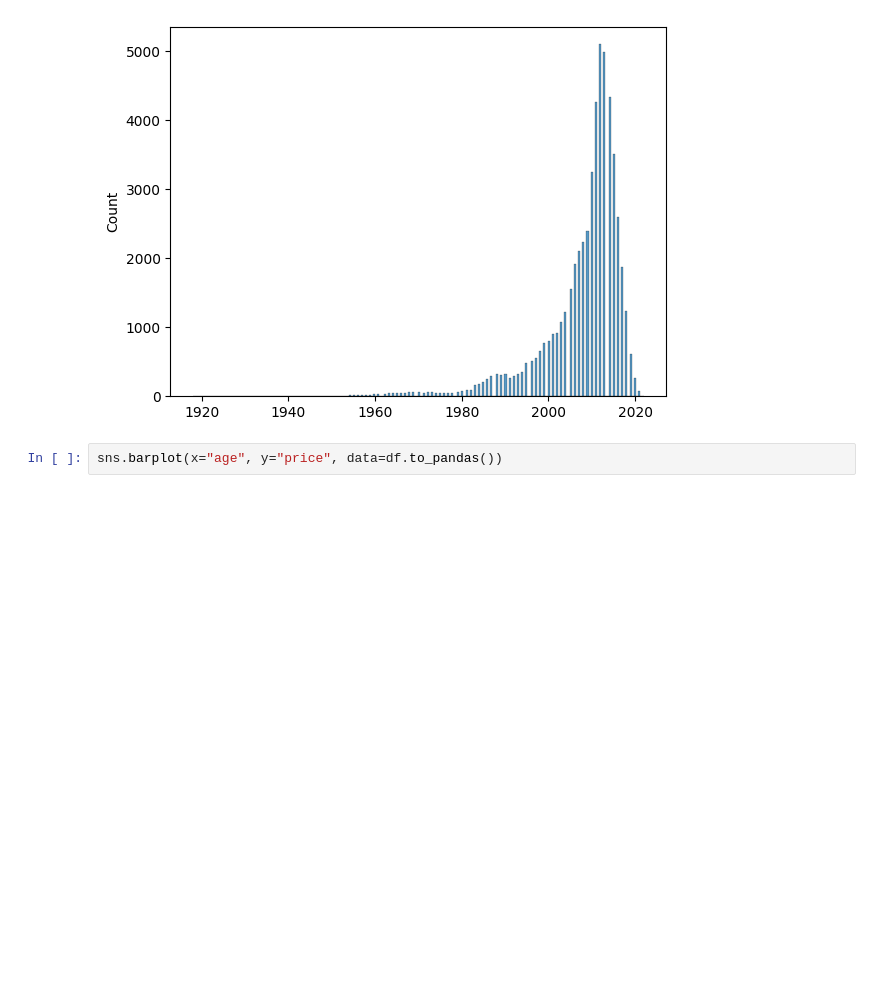
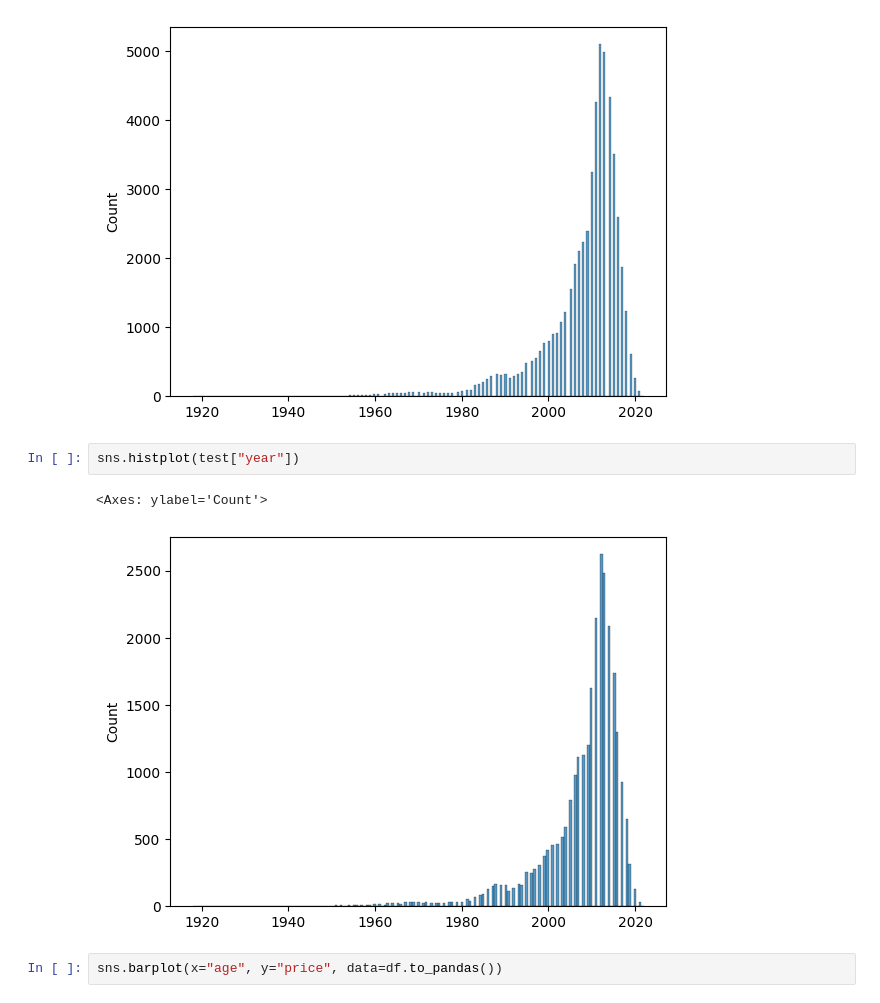
Before and after one commit to tkser/signate_scup2023, a Jupyter notebook: work/eda.ipynb, the cells around one changed output. Saved outputs shown, nothing was run; the diff lists cells and outputs as text; blank space fills up the shorter version.

```diff
--- a/work/eda.ipynb
+++ b/work/eda.ipynb
@@ -122,6 +108,11 @@ sns.histplot(df["year"])
 # %% [output]
 <Axes: ylabel='Count'>
 [figure]
+# %%
+sns.histplot(test["year"])
+# %% [output]
+<Axes: ylabel='Count'>
+[figure, added]
 # %%
 sns.barplot(x="age", y="price", data=df.to_pandas())
 # %% [output]
```
Also changed, not shown: parts of 3 cells of this notebook, 1 other file.
